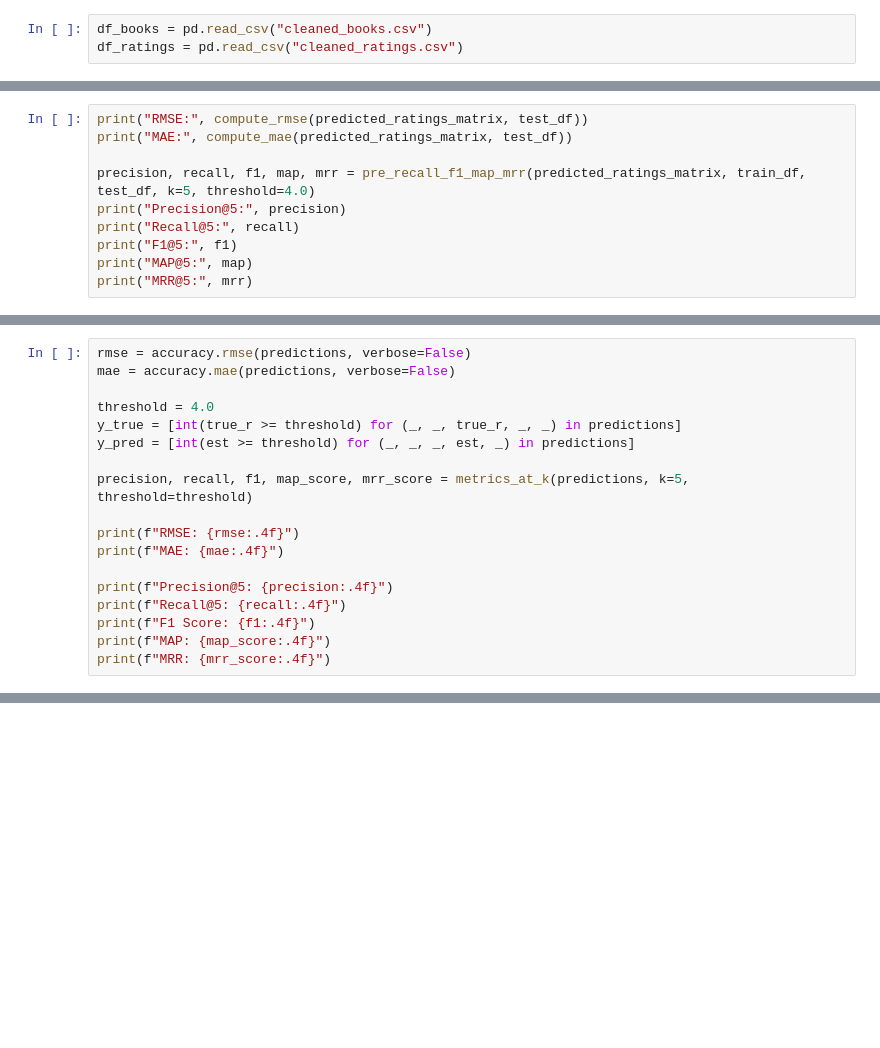
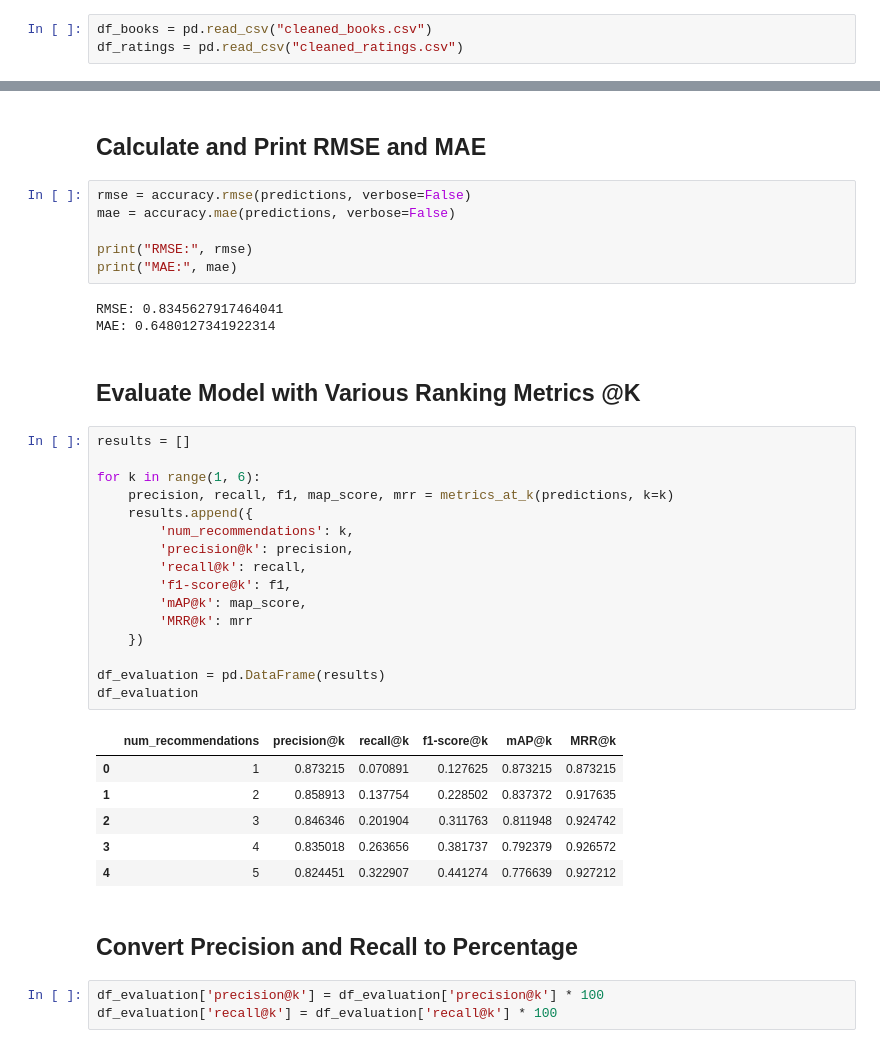
Before and after one commit to j9988/GoodBooks_Recommendation_System, a Jupyter notebook: Collaborative Filtering.ipynb, the cells around one changed output, grey strips where cells are left out. Cells and saved outputs as stored; diff of their text form; blank space fills up the shorter version.

```diff
--- a/Collaborative Filtering.ipynb
+++ b/Collaborative Filtering.ipynb
@@ -149,10 +19,0 @@ def pre_recall_f1_map_mrr(pred_matrix, train_df, test_df, k=10, threshold=4.0):
-# %%
-print("RMSE:", compute_rmse(predicted_ratings_matrix, test_df))
-print("MAE:", compute_mae(predicted_ratings_matrix, test_df))
-
-precision, recall, f1, map, mrr = pre_recall_f1_map_mrr(predicted_ratings_matrix, train_df, test_df, k=5, threshold=4.0)
-print("Precision@5:", precision)
-print("Recall@5:", recall)
-print("F1@5:", f1)
-print("MAP@5:", map)
-print("MRR@5:", mrr)
@@ -348,18 +19,0 @@ def get_user_ranks(preds, threshold=4.0):
-# %%
-rmse = accuracy.rmse(predictions, verbose=False)
-mae = accuracy.mae(predictions, verbose=False)
-
-threshold = 4.0
-y_true = [int(true_r >= threshold) for (_, _, true_r, _, _) in predictions]
-y_pred = [int(est >= threshold) for (_, _, _, est, _) in predictions]
-
-precision, recall, f1, map_score, mrr_score = metrics_at_k(predictions, k=5, threshold=threshold)
-
-print(f"RMSE: {rmse:.4f}")
-print(f"MAE: {mae:.4f}")
-
-print(f"Precision@5: {precision:.4f}")
-print(f"Recall@5: {recall:.4f}")
-print(f"F1 Score: {f1:.4f}")
-print(f"MAP: {map_score:.4f}")
-print(f"MRR: {mrr_score:.4f}")
@@ -373,0 +189,41 @@ MRR: 0.9283
+# %% [markdown]
+## Calculate and Print RMSE and MAE
+# %%
+rmse = accuracy.rmse(predictions, verbose=False)
+mae = accuracy.mae(predictions, verbose=False)
+
+print("RMSE:", rmse)
+print("MAE:", mae)
+# %% [output]
+RMSE: 0.8345627917464041
+MAE: 0.6480127341922314
+# %% [markdown]
+## Evaluate Model with Various Ranking Metrics @K
+# %%
+results = []
+
+for k in range(1, 6):
+    precision, recall, f1, map_score, mrr = metrics_at_k(predictions, k=k)
+    results.append({
+        'num_recommendations': k,
+        'precision@k': precision,
+        'recall@k': recall,
+        'f1-score@k': f1,
+        'mAP@k': map_score,
+        'MRR@k': mrr
+    })
+
+df_evaluation = pd.DataFrame(results)
+df_evaluation
+# %% [output]
+|  | num_recommendations | precision@k | recall@k | f1-score@k | mAP@k | MRR@k |
+| 0 | 1 | 0.873215 | 0.070891 | 0.127625 | 0.873215 | 0.873215 |
+| 1 | 2 | 0.858913 | 0.137754 | 0.228502 | 0.837372 | 0.917635 |
+| 2 | 3 | 0.846346 | 0.201904 | 0.311763 | 0.811948 | 0.924742 |
+| 3 | 4 | 0.835018 | 0.263656 | 0.381737 | 0.792379 | 0.926572 |
+| 4 | 5 | 0.824451 | 0.322907 | 0.441274 | 0.776639 | 0.927212 |
+# %% [markdown]
+## Convert Precision and Recall to Percentage
+# %%
+df_evaluation['precision@k'] = df_evaluation['precision@k'] * 100
+df_evaluation['recall@k'] = df_evaluation['recall@k'] * 100
```
Also changed, not shown: parts of 52 cells of this notebook, 3 other files.
